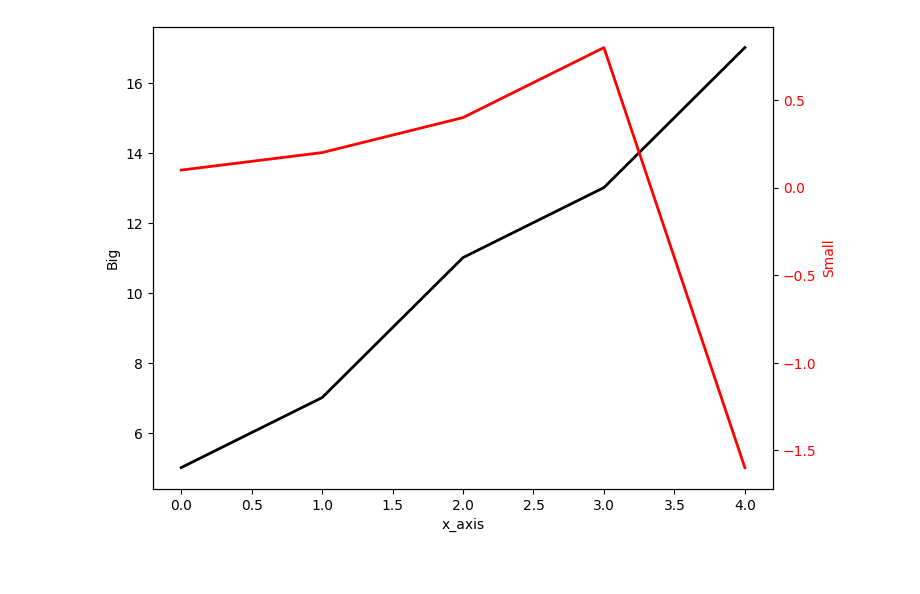
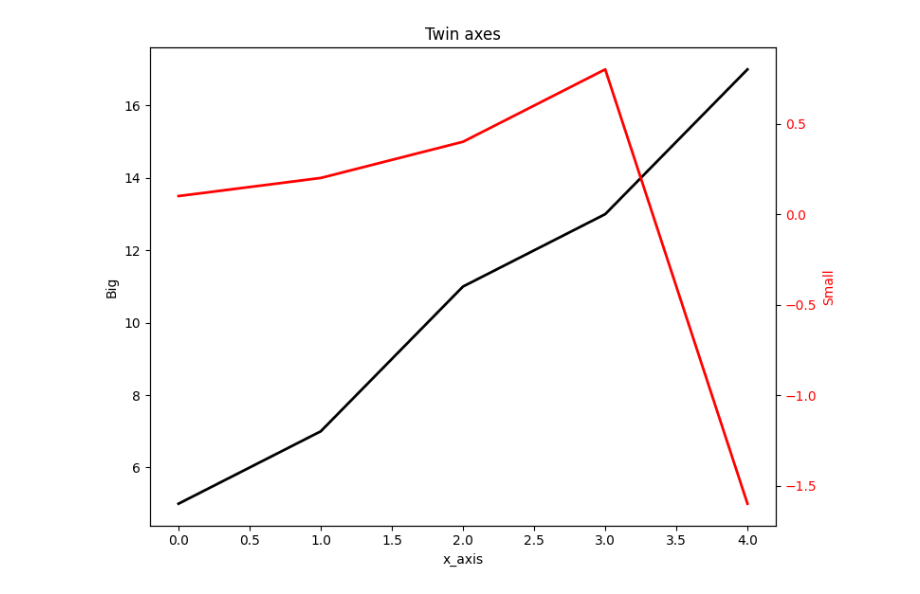
Before and after one commit to stkisengese/visualizations, a Jupyter notebook: ex04_matplotlib2_twin_axes.ipynb, the cells around one changed output. Drawn from its saved outputs; the diff is of its cells as text; code cells hidden in the pictures.

Commit message:
feat: add title and display the plot

```diff
--- a/ex04_matplotlib2_twin_axes.ipynb
+++ b/ex04_matplotlib2_twin_axes.ipynb
@@ -6,24 +6,30 @@ import numpy as np
 # %%
 # Data
 left_data = [5, 7, 11, 13, 17]
 right_data = [0.1, 0.2, 0.4, 0.8, -1.6]
 x_axis = [0.0, 1.0, 2.0, 3.0, 4.0]
 
 # Create figure and primary axis
 fig, ax1 = plt.subplots(figsize=(8, 6))
 
 # Plot left data (black line)
 ax1.plot(x_axis, left_data, 'k-', linewidth=2)
 ax1.set_xlabel('x_axis')
 ax1.set_ylabel('Big', color='black')
 ax1.tick_params(axis='y', labelcolor='black')
 
 #Create secondary y-axis
 ax2 = ax1.twinx()
 
 # Plot right data (red line)
 ax2.plot(x_axis, right_data, 'r-', linewidth=2)
 ax2.set_ylabel('Small', color='red')
 ax2.tick_params(axis='y', labelcolor='red')
+
+# Set title
+plt.title('Twin axes')
+
+plt.tight_layout()
+plt.show()
 # %% [output]
-[figure, old version]
+[figure, new version]
```
